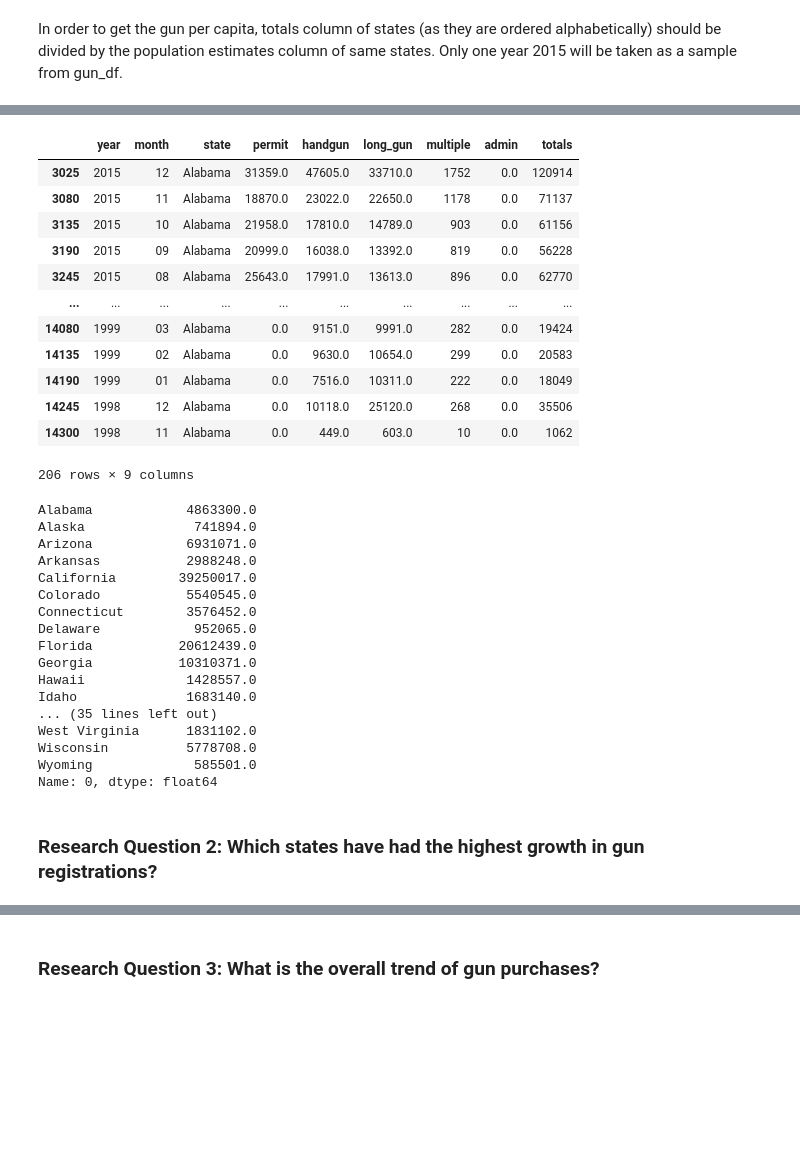
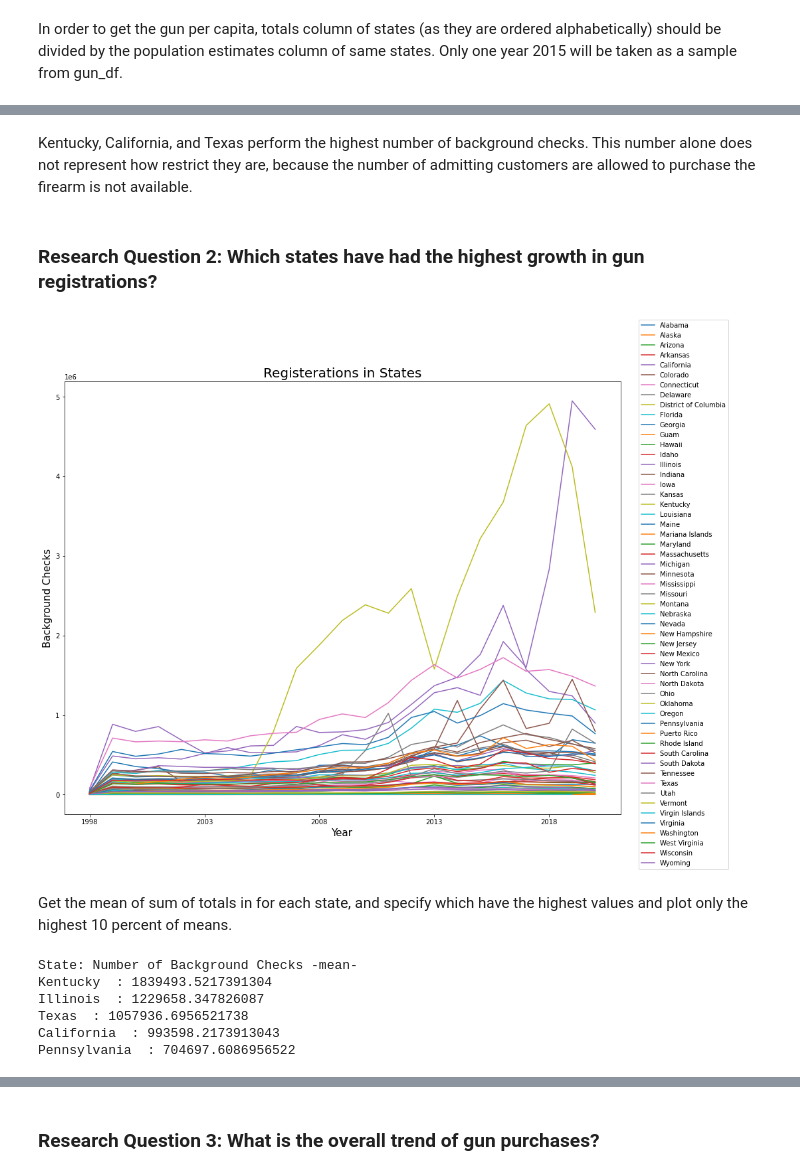
Before and after one commit to ZeyadSabbah/FirearmsUSA, a Jupyter notebook: FirarmsUSAnalysis.ipynb, the cells around one changed output, grey strips where cells are left out. Saved outputs shown, nothing was run; the diff lists cells and outputs as text; code cells hidden in the pictures; blank space fills up the shorter version.

```diff
--- a/FirarmsUSAnalysis.ipynb
+++ b/FirarmsUSAnalysis.ipynb
@@ -607,16 +603,0 @@ gun_df[gun_df.year=='2015'].groupby(['state', 'year']).totals.sum()\
-# %%
-gun_df[gun_df.state=='Alabama'][gun_df.year.isin([str(year) for year in range(1998, 2016)])]
-# %% [output]
-|  | year | month | state | permit | handgun | long_gun | multiple | admin | totals |
-| 3025 | 2015 | 12 | Alabama | 31359.0 | 47605.0 | 33710.0 | 1752 | 0.0 | 120914 |
-| 3080 | 2015 | 11 | Alabama | 18870.0 | 23022.0 | 22650.0 | 1178 | 0.0 | 71137 |
-| 3135 | 2015 | 10 | Alabama | 21958.0 | 17810.0 | 14789.0 | 903 | 0.0 | 61156 |
-| 3190 | 2015 | 09 | Alabama | 20999.0 | 16038.0 | 13392.0 | 819 | 0.0 | 56228 |
-| 3245 | 2015 | 08 | Alabama | 25643.0 | 17991.0 | 13613.0 | 896 | 0.0 | 62770 |
-| ... | ... | ... | ... | ... | ... | ... | ... | ... | ... |
-| 14080 | 1999 | 03 | Alabama | 0.0 | 9151.0 | 9991.0 | 282 | 0.0 | 19424 |
-| 14135 | 1999 | 02 | Alabama | 0.0 | 9630.0 | 10654.0 | 299 | 0.0 | 20583 |
-| 14190 | 1999 | 01 | Alabama | 0.0 | 7516.0 | 10311.0 | 222 | 0.0 | 18049 |
-| 14245 | 1998 | 12 | Alabama | 0.0 | 10118.0 | 25120.0 | 268 | 0.0 | 35506 |
-| 14300 | 1998 | 11 | Alabama | 0.0 | 449.0 | 603.0 | 10 | 0.0 | 1062 |
-206 rows × 9 columns
@@ -625,22 +604,4 @@ gun_df[gun_df.state=='Alabama'][gun_df.year.isin([str(year) for year in range(19
-# %%
-census_1y_df[census_1y_df.columns[2:]].loc[0]
-# %% [output]
-Alabama            4863300.0
-Alaska              741894.0
-Arizona            6931071.0
-Arkansas           2988248.0
-California        39250017.0
-Colorado           5540545.0
-Connecticut        3576452.0
-Delaware            952065.0
-Florida           20612439.0
-Georgia           10310371.0
-Hawaii             1428557.0
-Idaho              1683140.0
-... (35 lines left out)
-West Virginia      1831102.0
-Wisconsin          5778708.0
-Wyoming             585501.0
-Name: 0, dtype: float64
+# %% [markdown]
+Kentucky, California, and Texas perform the highest number of background checks. This number alone does not represent how restrict they are, because the number of admitting customers are allowed to purchase the firearm is not available.
 # %% [markdown]
 ### Research Question 2: Which states have had the highest growth in gun registrations?
@@ -650,0 +608,37 @@ Name: 0, dtype: float64
+# %%
+states = list(gun_df.state.unique())
+
+plt.figure(figsize=(15, 12))
+for state in states:
+    gun_df[gun_df.state==state].groupby('year').totals.sum().plot(kind='line', label=state);
+
+plt.xlabel('Year', fontsize=15)
+plt.ylabel('Background Checks', fontsize=15)
+plt.title('Registerations in States', fontsize=20)
+plt.legend(bbox_to_anchor=(1.2, 1.15))
+plt.show()
+# %% [output]
+[figure, added]
+# %% [markdown]
+Get the mean of sum of totals in for each state, and specify which have the highest values and plot only the highest 10 percent of means.
+# %%
+from collections import Counter
+
+mean_of_totals_dict = {}
+for state in states:
+    mean_of_totals_dict.update({state:gun_df[gun_df.state==state].groupby('year').totals.sum().mean()})
+
+k = Counter(mean_of_totals_dict)
+
+highest_5_states = k.most_common(5)
+print('State: Number of Background Checks -mean-')
+
+for i in highest_5_states:
+    print(i[0]," :",i[1]," ")
+# %% [output]
+State: Number of Background Checks -mean-
+Kentucky  : 1839493.5217391304
+Illinois  : 1229658.347826087
+Texas  : 1057936.6956521738
+California  : 993598.2173913043
+Pennsylvania  : 704697.6086956522
```
Also changed, not shown: parts of 25 cells of this notebook.
